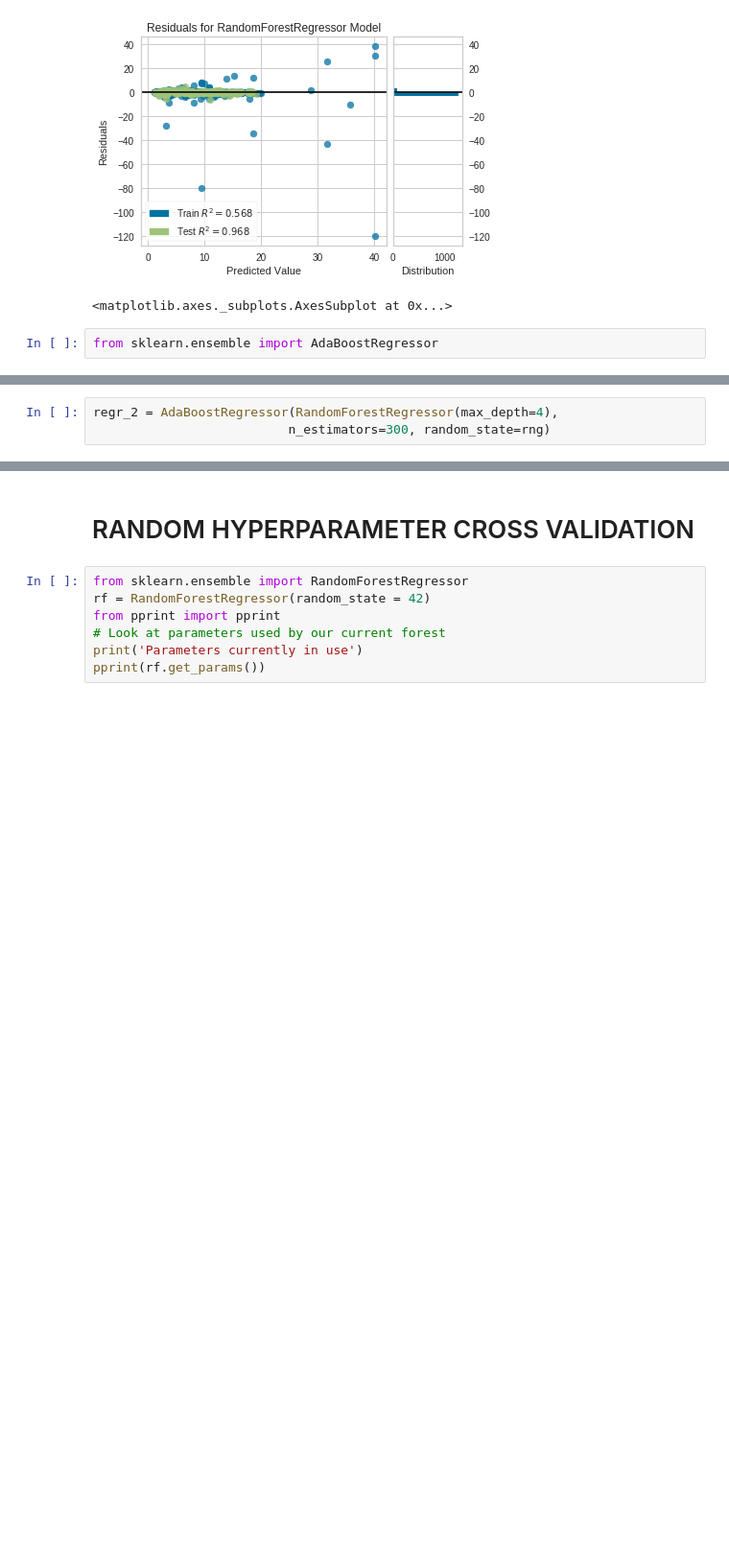
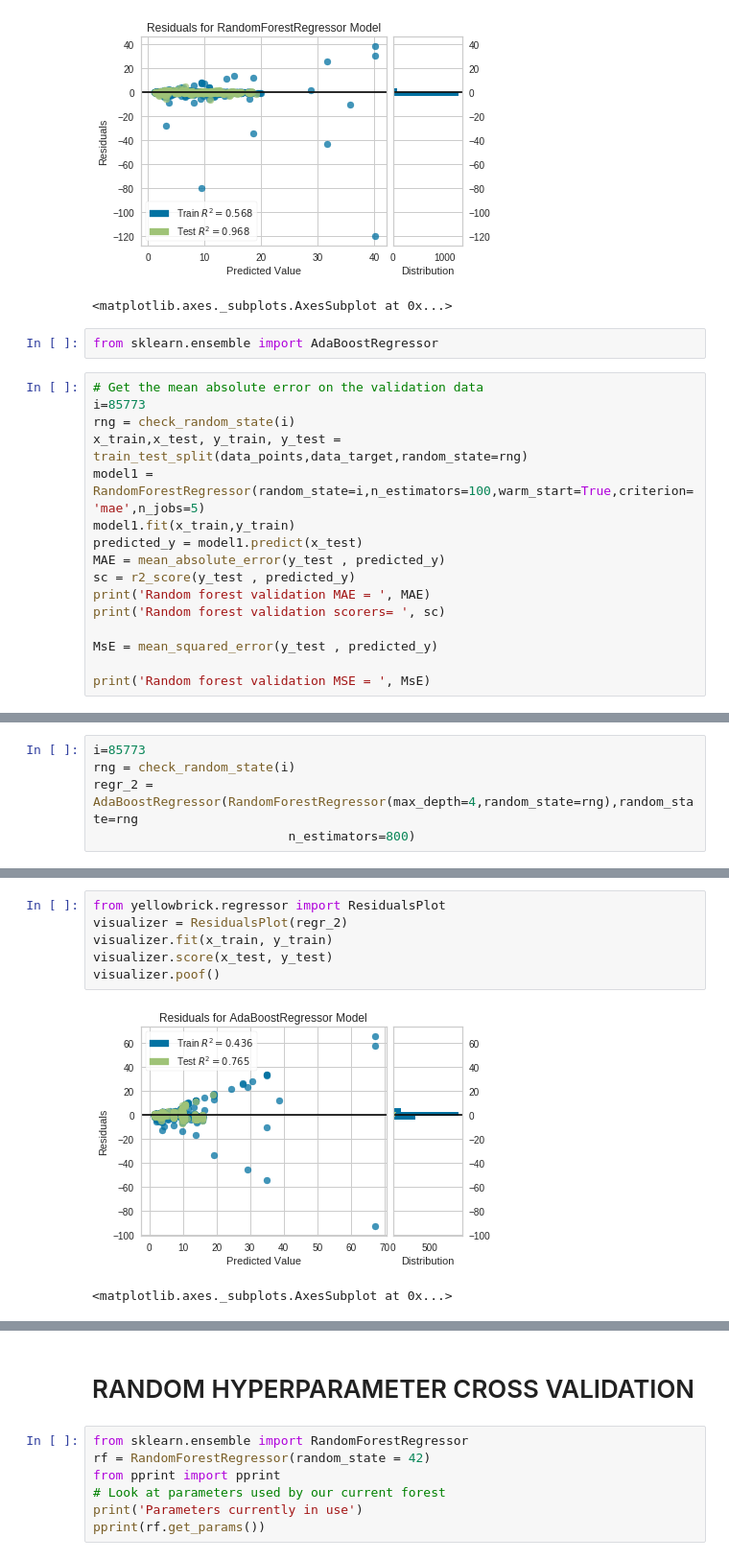
Before and after one commit to samcaspus/data_set_cleaning_jupyter_file, a Jupyter notebook: RANDOM FOREST ALGORITHM final.ipynb, the cells around one changed output, grey strips where cells are left out. Shown at 96% size. Cells and saved outputs as stored; diff of their text form; blank space fills up the shorter version.

```diff
--- a/RANDOM FOREST ALGORITHM final.ipynb
+++ b/RANDOM FOREST ALGORITHM final.ipynb
@@ -181,3 +205,19 @@ visualizer.poof()
 <matplotlib.axes._subplots.AxesSubplot at 0x...>
 # %%
 from sklearn.ensemble import AdaBoostRegressor
+# %%
+# Get the mean absolute error on the validation data
+i=85773
+rng = check_random_state(i)
+x_train,x_test, y_train, y_test = train_test_split(data_points,data_target,random_state=rng)
+model1 = RandomForestRegressor(random_state=i,n_estimators=100,warm_start=True,criterion='mae',n_jobs=5)
+model1.fit(x_train,y_train)
+predicted_y = model1.predict(x_test)
+MAE = mean_absolute_error(y_test , predicted_y)
+sc = r2_score(y_test , predicted_y)
+print('Random forest validation MAE = ', MAE)
+print('Random forest validation scorers= ', sc)
+
+MsE = mean_squared_error(y_test , predicted_y)
+
+print('Random forest validation MSE = ', MsE)
@@ -184,3 +228,5 @@ from sklearn.ensemble import AdaBoostRegressor
 # %%
-regr_2 = AdaBoostRegressor(RandomForestRegressor(max_depth=4),
-                          n_estimators=300, random_state=rng)
+i=85773
+rng = check_random_state(i)
+regr_2 = AdaBoostRegressor(RandomForestRegressor(max_depth=4,random_state=rng),random_state=rng
+                          n_estimators=800)
@@ -207,0 +256,9 @@ AdaBoostRegressor(base_estimator=RandomForestRegressor(bootstrap=True,
+# %%
+from yellowbrick.regressor import ResidualsPlot
+visualizer = ResidualsPlot(regr_2)
+visualizer.fit(x_train, y_train)
+visualizer.score(x_test, y_test)
+visualizer.poof()
+# %% [output]
+[figure, added]
+<matplotlib.axes._subplots.AxesSubplot at 0x...>
```
Also changed, not shown: parts of 13 cells of this notebook.
